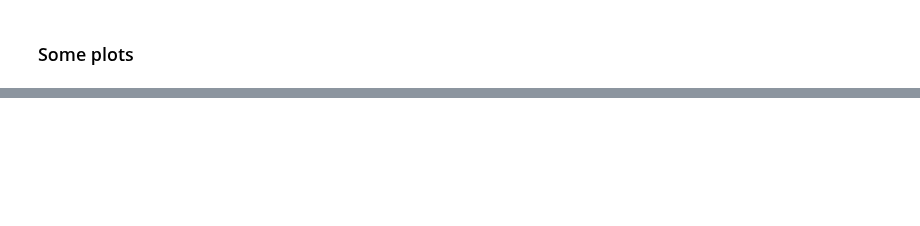
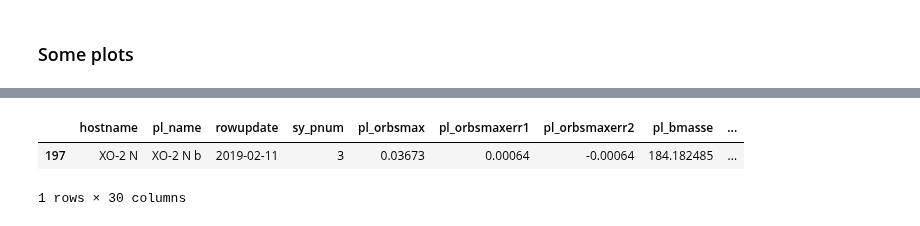
Before and after one commit to abocchieri/ExoNAMD, a Jupyter notebook: notebooks/api.ipynb, the cells around one changed output, grey strips where cells are left out. Cells and saved outputs as stored; diff of their text form; code cells hidden in the pictures; blank space fills up the shorter version.

```diff
--- a/notebooks/api.ipynb
+++ b/notebooks/api.ipynb
@@ -391,0 +403,6 @@ simple_plot(
+# %%
+df_core[df_core["hostname"] == hostname]
+# %% [output]
+|  | hostname | pl_name | rowupdate | sy_pnum | pl_orbsmax | pl_orbsmaxerr1 | pl_orbsmaxerr2 | pl_bmasse | ... |
+| 197 | XO-2 N | XO-2 N b | 2019-02-11 | 3 | 0.03673 | 0.00064 | -0.00064 | 184.182485 | ... |
+1 rows × 30 columns
```
Also changed, not shown: parts of 17 cells of this notebook, 2 other files.
